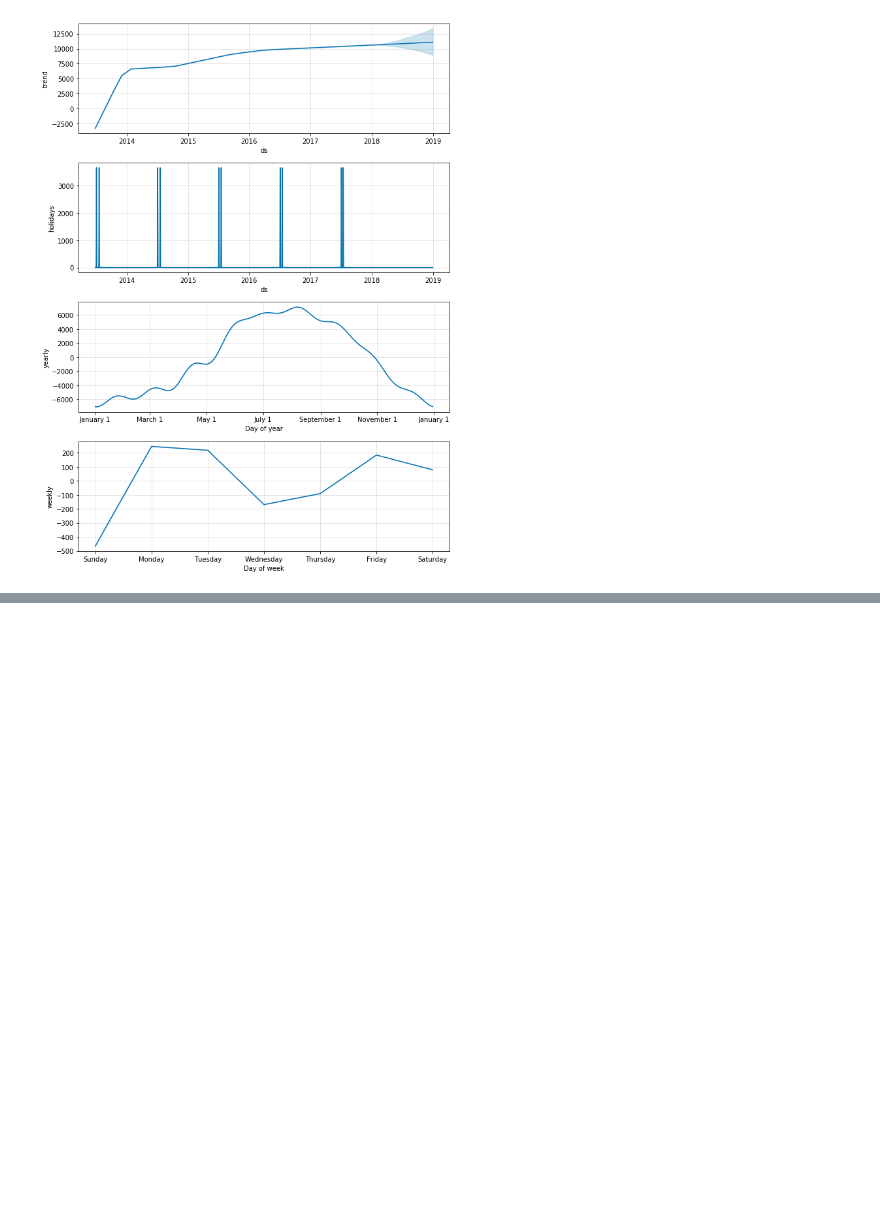
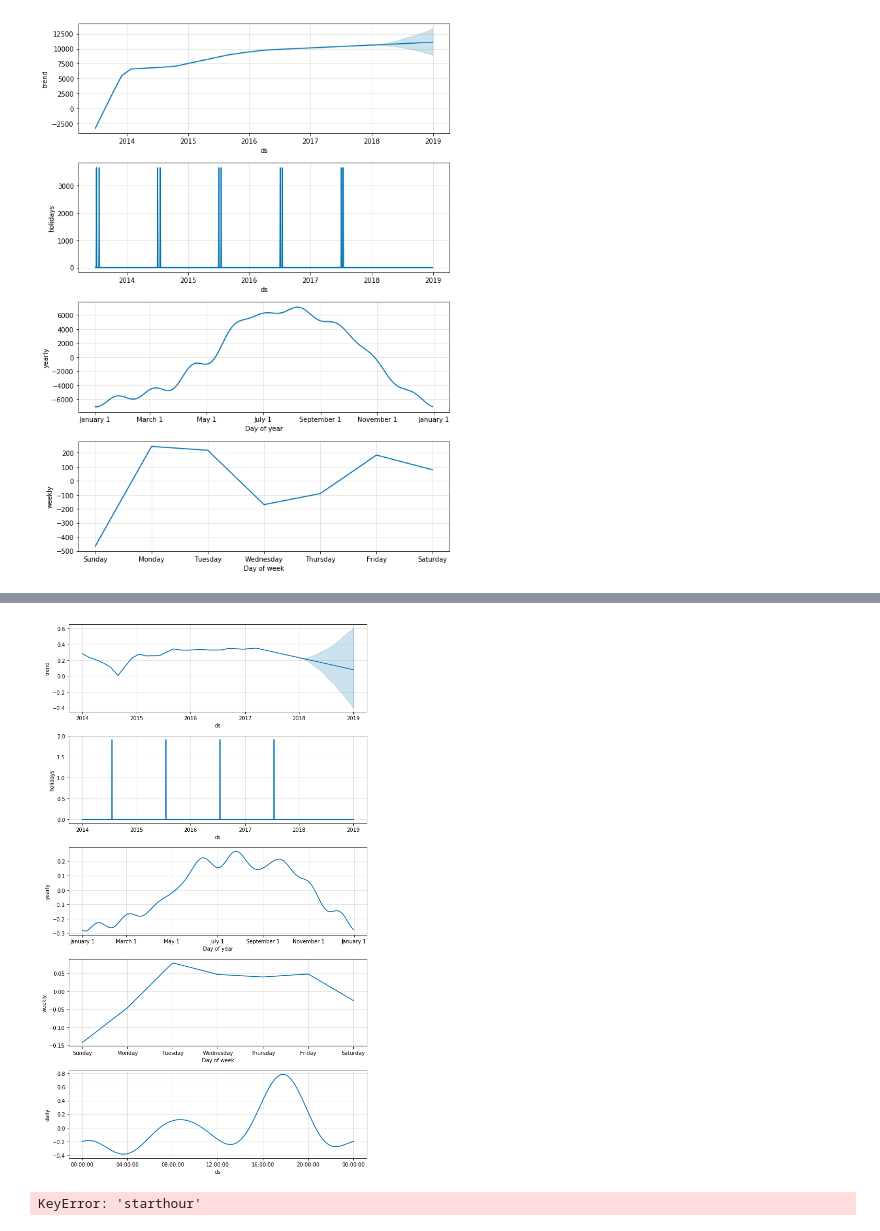
Before and after one commit to mkduchak/divvydataproject, a Jupyter notebook: 2_prophet.ipynb, the cells around one changed output, grey strips where cells are left out. Drawn from its saved outputs; the diff is of its cells as text; code cells hidden in the pictures; blank space fills up the shorter version.

```diff
--- a/2_prophet.ipynb
+++ b/2_prophet.ipynb
@@ -149,0 +220,12 @@ m3.plot_components(forecast3);
+# %%
+m4.plot_components(forecast4);
+# %% [output]
+[figure, added]
+# %%
+cubs['date'] = cubs['starthour'].dt.date
+cubsdailymax = cubs.groupby('date', as_index = False)[['trip_id']].max()
+cubsdailymax.columns = ['ds','y']
+cubsdailymax.head()
+#cubs.head()
+# %% [output]
+KeyError: 'starthour'
```
Also changed, not shown: parts of 20 cells of this notebook, 4 other files.
